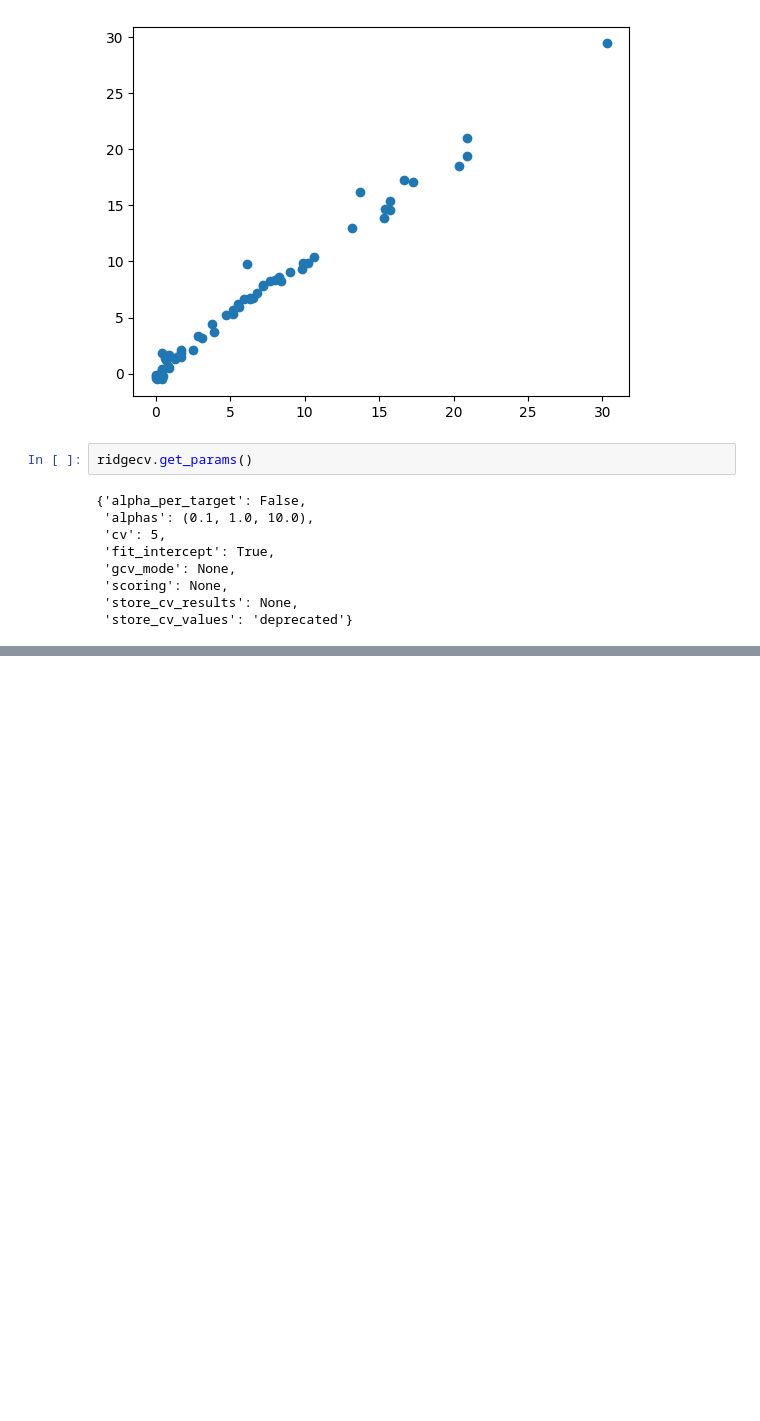
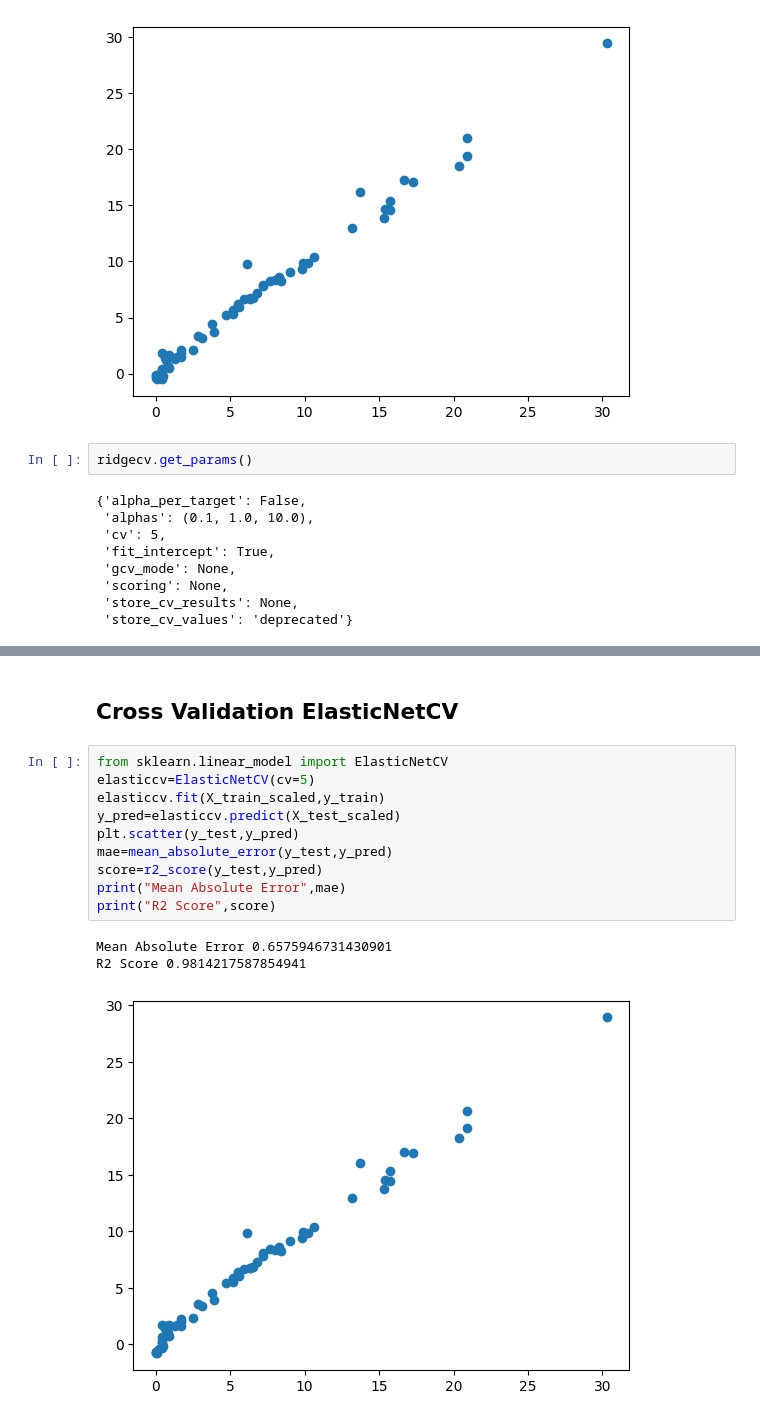
Before and after one commit to kunalkaushik1982/ml-regression, a Jupyter notebook: ModelTraining.ipynb, the cells around one changed output, grey strips where cells are left out. Cells and saved outputs as stored; diff of their text form; blank space fills up the shorter version.

```diff
--- a/ModelTraining.ipynb
+++ b/ModelTraining.ipynb
@@ -347,0 +379,16 @@ ridgecv.get_params()
+# %% [markdown]
+## Cross Validation ElasticNetCV
+# %%
+from sklearn.linear_model import ElasticNetCV
+elasticcv=ElasticNetCV(cv=5)
+elasticcv.fit(X_train_scaled,y_train)
+y_pred=elasticcv.predict(X_test_scaled)
+plt.scatter(y_test,y_pred)
+mae=mean_absolute_error(y_test,y_pred)
+score=r2_score(y_test,y_pred)
+print("Mean Absolute Error",mae)
+print("R2 Score",score)
+# %% [output]
+Mean Absolute Error 0.6575946731430901
+R2 Score 0.9814217587854941
+[figure, added]
```
Also changed, not shown: parts of 2 cells of this notebook.
